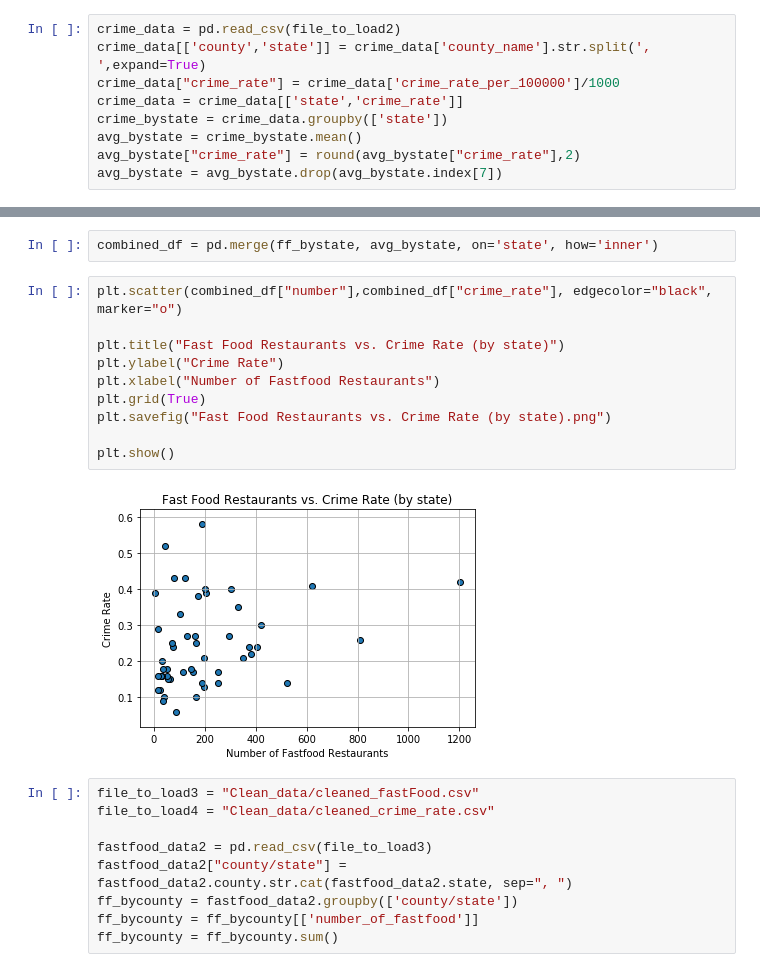
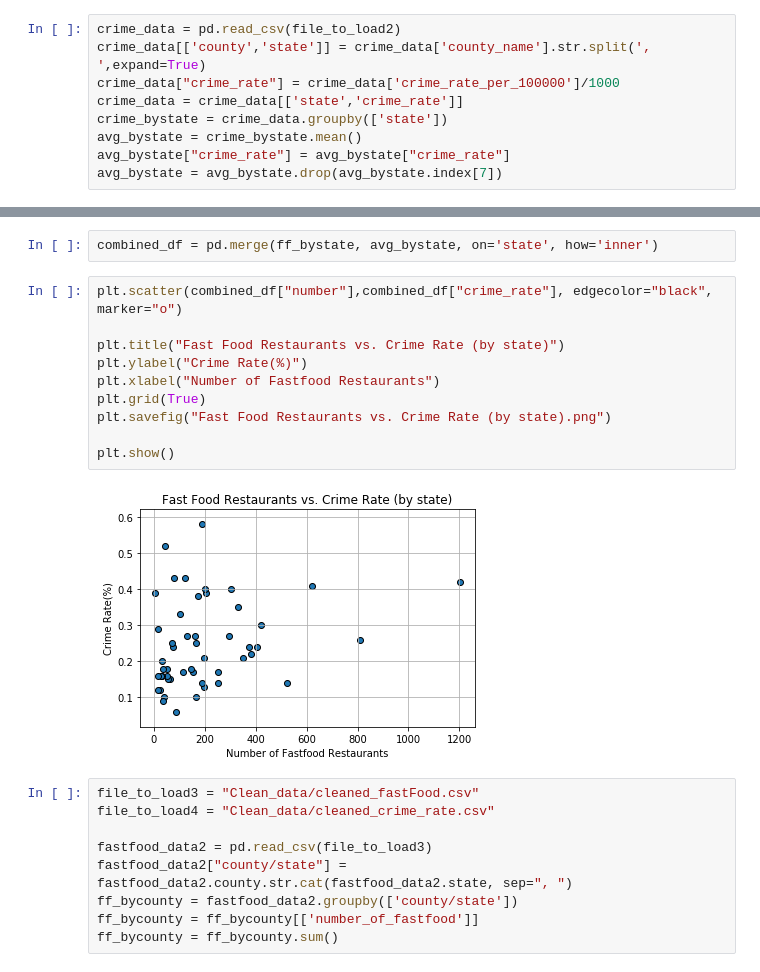
Before and after one commit to r-matt-hawley/FastFoodConcerns, a Jupyter notebook: FastFood vs. Crime Rate.ipynb, the cells around one changed output, grey strips where cells are left out. Drawn from its saved outputs; the diff is of its cells as text.

```diff
--- a/FastFood vs. Crime Rate.ipynb
+++ b/FastFood vs. Crime Rate.ipynb
@@ -40,5 +21,5 @@ crime_data["crime_rate"] = crime_data['crime_rate_per_100000']/1000
 crime_data = crime_data[['state','crime_rate']]
 crime_bystate = crime_data.groupby(['state'])
 avg_bystate = crime_bystate.mean()
-avg_bystate["crime_rate"] = round(avg_bystate["crime_rate"],2)
+avg_bystate["crime_rate"] = avg_bystate["crime_rate"]
 avg_bystate = avg_bystate.drop(avg_bystate.index[7])
@@ -66,15 +28,15 @@ combined_df = pd.merge(ff_bystate, avg_bystate, on='state', how='inner')
 # %%
 plt.scatter(combined_df["number"],combined_df["crime_rate"], edgecolor="black", marker="o")
 
 plt.title("Fast Food Restaurants vs. Crime Rate (by state)")
-plt.ylabel("Crime Rate")
+plt.ylabel("Crime Rate(%)")
 plt.xlabel("Number of Fastfood Restaurants")
 plt.grid(True)
 plt.savefig("Fast Food Restaurants vs. Crime Rate (by state).png")
 
 plt.show()
 # %% [output]
-[figure, old version]
+[figure, new version]
 # %%
 file_to_load3 = "Clean_data/cleaned_fastFood.csv"
 file_to_load4 = "Clean_data/cleaned_crime_rate.csv"
```
Also changed, not shown: parts of 6 cells of this notebook, 2 other files.
